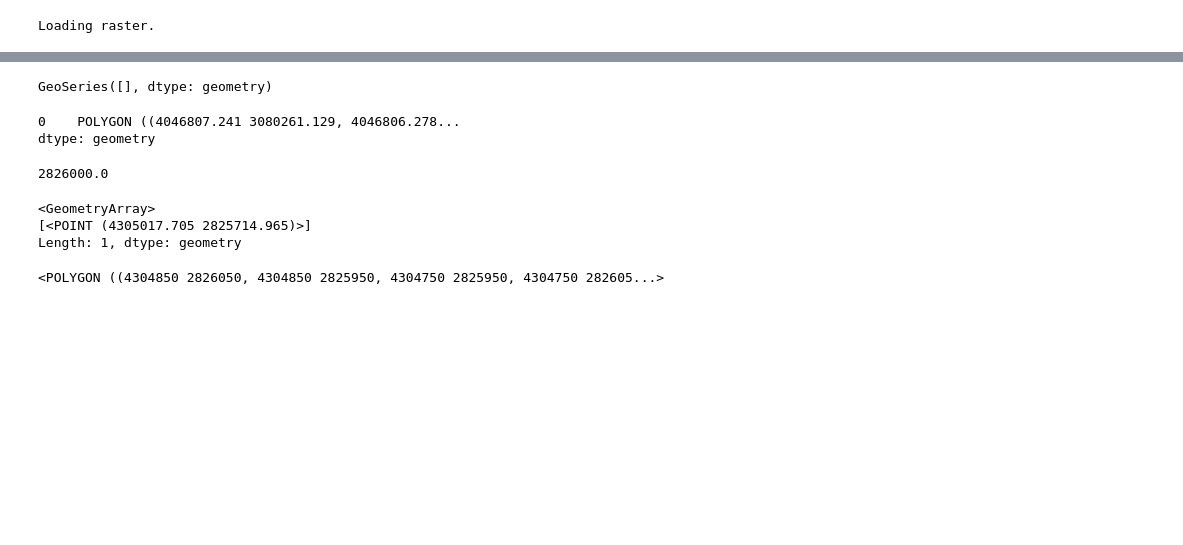
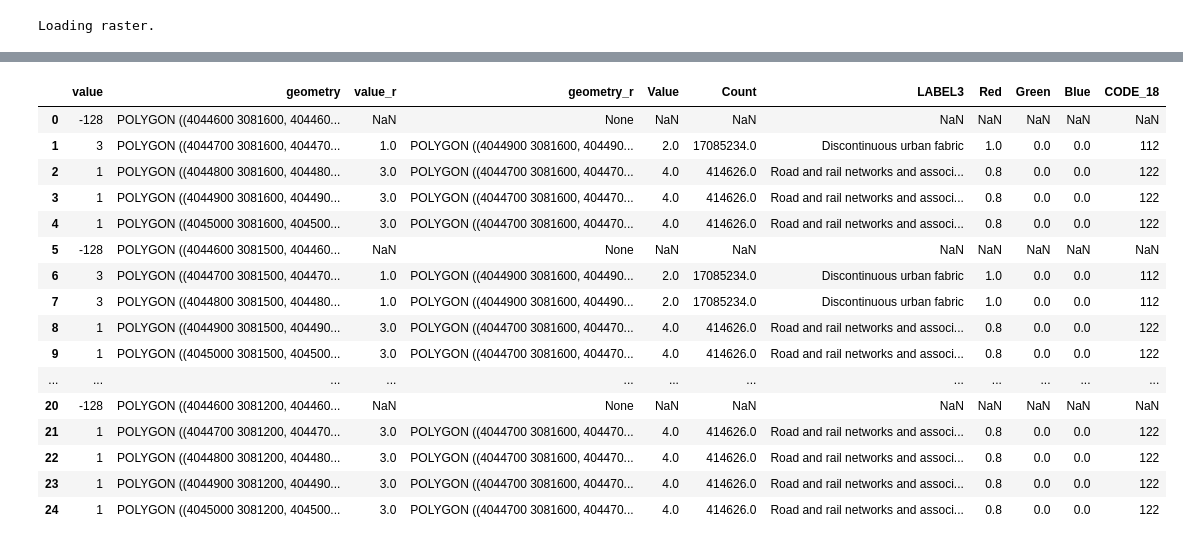
Before and after one commit to mfherrm/BioOTon, a Jupyter notebook: CORINE.ipynb, the cells around one changed output, grey strips where cells are left out. Drawn from its saved outputs; the diff is of its cells as text; code cells hidden in the pictures; blank space fills up the shorter version.

```diff
--- a/CORINE.ipynb
+++ b/CORINE.ipynb
@@ -1087,6 +1091,7 @@ distance = 200
 corine_dir = "F:\\Persönliches\\Git\\BioOTon"
 recording_dir = "Z:\\Audio_data\\Dawn_chorus_raw_data"
 dir_files = os.listdir(corine_dir)
+x_range=np.arange(100)#"all"
 
 raster_file = os.path.join(corine_dir, list(compress(dir_files, [file.endswith("clip.tif") for file in dir_files]))[0])
 dbf_file = os.path.join(corine_dir, list(compress(dir_files, [file.endswith("vat.dbf") for file in dir_files]))[0])
@@ -1099,6 +1104,9 @@ points = getSoundLocations(recording_dir)
 points["label"] = np.nan
 
 print("Loading raster.")
+
+if type(x_range) == str:
+    x_range = np.arange(len(points))
 # %% [output]
 Loading raster.
 # %%
@@ -1114,7 +1122,7 @@ with rasterio.open(raster_file) as tif:
     # Get raster resolution to compute pixel size
     x_res, y_res = tif.res
 
-    for idx, content in points[:100].iterrows():
+    for idx, content in points.iloc[x_range].iterrows():
 
         geo_dfs = []
 
@@ -1157,6 +1165,7 @@ with rasterio.open(raster_file) as tif:
             crs=raster_crs
         )
 
+        # If squares are not explicitly needed, comment this out
         geo_df['geometry'] = geo_df.buffer(x_res / 2, cap_style="square")
 
         print(geo_df)
@@ -1165,7 +1174,7 @@ with rasterio.open(raster_file) as tif:
             if i > 0:
                 buffer = buffers[i].difference(buffers[i-1])
 
-            results = geo_df.clip(buffer)
+            results = geo_df.intersects(buffer.geometry.iloc[0], align=True)#.clip(buffer)
 
             print(results)
 
@@ -1173,34 +1182,31 @@ with rasterio.open(raster_file) as tif:
 
             print("Generating individual pixels.")
 
-            geo_dfs.append(results)
+            geo_dfs.append(geo_df[results])
 
         # drop pixels that occur in multiple buffers
-        # print("Dropping duplicate pixels.")
-        # geo_dfs[1] = geo_dfs[1].loc[pd.concat([geo_dfs[0], geo_dfs[1]]).normalize().drop_duplicates(keep=False).index]
-        # geo_dfs[2] = geo_dfs[2].loc[pd.concat([geo_dfs[0], geo_dfs[1], geo_dfs[2]]).normalize().drop_duplicates(keep=False).index]
-
 
         filtered_dfs = []
 
         for pos, frame in enumerate(geo_dfs):
-            joined_df = frame.join(dbf_df, on = "value")
-
             # Get only intersecting pixels
             # Need to combine the three buffers into one large one
-            intersection_result = joined_df.intersects(pd.concat(buffers).union_all())
+            intersection_result = frame.intersects(pd.concat(buffers).union_all())
+            selection = frame[intersection_result]
+            joined_df = selection.join(dbf_df, on = "value")
 
-            filtered_dfs.append(joined_df[intersection_result])
+            filtered_dfs.append(joined_df)
 
         grouped_dfs = []
 
         for pos, frame in enumerate(filtered_dfs):
-            grouped_frame = filtered_dfs[pos][["value", "geometry"]].groupby("value").count()
+            grouped_frame = filtered_dfs[pos][["CODE_18", "geometry"]].groupby("CODE_18").count()
             print(grouped_frame)
             if grouped_frame.empty:
                 print(f"gdf empty")
-                grouped_frame = pd.DataFrame({'value':[-128], 'geometry': [0]})
-                grouped_frame.set_index('value', inplace=True)
+                grouped_frame = pd.DataFrame({'CODE_18':[-128], 'geometry': [0]})
+                grouped_frame.set_index('CODE_18', inplace=True)
+
             grouped_dfs.append(grouped_frame)
 
         # print(grouped_dfs)
@@ -1407,24 +1414,20 @@ geo_df
-# %%
-results
-# %% [output]
-GeoSeries([], dtype: geometry)
-# %%
-buffers[2].geometry
-# %% [output]
-0    POLYGON ((4046807.241 3080261.129, 4046806.278...
-dtype: geometry
-# %%
-transformed_data.xoff
-transformed_data.yoff
-# %% [output]
-2826000.0
-# %%
-gpd.points_from_xy([content.geometry.x], [content.geometry.y])
-# %% [output]
-<GeometryArray>
-[<POINT (4305017.705 2825714.965)>]
-Length: 1, dtype: geometry
-# %%
-gpd.points_from_xy([transformed_data.xoff], [transformed_data.yoff]).buffer(x_res/ 2, cap_style='square')[0]
-# %% [output]
-<POLYGON ((4304850 2826050, 4304850 2825950, 4304750 2825950, 4304750 282605...>
+# %%
+val_frame
+# %% [output]
+|  | value | geometry | value_r | geometry_r | Value | Count | LABEL3 | Red | Green | Blue | CODE_18 |
+| 0 | -128 | POLYGON ((4044600 3081600, 404460... | NaN | None | NaN | NaN | NaN | NaN | NaN | NaN | NaN |
+| 1 | 3 | POLYGON ((4044700 3081600, 404470... | 1.0 | POLYGON ((4044900 3081600, 404490... | 2.0 | 17085234.0 | Discontinuous urban fabric | 1.0 | 0.0 | 0.0 | 112 |
+| 2 | 1 | POLYGON ((4044800 3081600, 404480... | 3.0 | POLYGON ((4044700 3081600, 404470... | 4.0 | 414626.0 | Road and rail networks and associ... | 0.8 | 0.0 | 0.0 | 122 |
+| 3 | 1 | POLYGON ((4044900 3081600, 404490... | 3.0 | POLYGON ((4044700 3081600, 404470... | 4.0 | 414626.0 | Road and rail networks and associ... | 0.8 | 0.0 | 0.0 | 122 |
+| 4 | 1 | POLYGON ((4045000 3081600, 404500... | 3.0 | POLYGON ((4044700 3081600, 404470... | 4.0 | 414626.0 | Road and rail networks and associ... | 0.8 | 0.0 | 0.0 | 122 |
+| 5 | -128 | POLYGON ((4044600 3081500, 404460... | NaN | None | NaN | NaN | NaN | NaN | NaN | NaN | NaN |
+| 6 | 3 | POLYGON ((4044700 3081500, 404470... | 1.0 | POLYGON ((4044900 3081600, 404490... | 2.0 | 17085234.0 | Discontinuous urban fabric | 1.0 | 0.0 | 0.0 | 112 |
+| 7 | 3 | POLYGON ((4044800 3081500, 404480... | 1.0 | POLYGON ((4044900 3081600, 404490... | 2.0 | 17085234.0 | Discontinuous urban fabric | 1.0 | 0.0 | 0.0 | 112 |
+| 8 | 1 | POLYGON ((4044900 3081500, 404490... | 3.0 | POLYGON ((4044700 3081600, 404470... | 4.0 | 414626.0 | Road and rail networks and associ... | 0.8 | 0.0 | 0.0 | 122 |
+| 9 | 1 | POLYGON ((4045000 3081500, 404500... | 3.0 | POLYGON ((4044700 3081600, 404470... | 4.0 | 414626.0 | Road and rail networks and associ... | 0.8 | 0.0 | 0.0 | 122 |
+| ... | ... | ... | ... | ... | ... | ... | ... | ... | ... | ... | ... |
+| 20 | -128 | POLYGON ((4044600 3081200, 404460... | NaN | None | NaN | NaN | NaN | NaN | NaN | NaN | NaN |
+| 21 | 1 | POLYGON ((4044700 3081200, 404470... | 3.0 | POLYGON ((4044700 3081600, 404470... | 4.0 | 414626.0 | Road and rail networks and associ... | 0.8 | 0.0 | 0.0 | 122 |
+| 22 | 1 | POLYGON ((4044800 3081200, 404480... | 3.0 | POLYGON ((4044700 3081600, 404470... | 4.0 | 414626.0 | Road and rail networks and associ... | 0.8 | 0.0 | 0.0 | 122 |
+| 23 | 1 | POLYGON ((4044900 3081200, 404490... | 3.0 | POLYGON ((4044700 3081600, 404470... | 4.0 | 414626.0 | Road and rail networks and associ... | 0.8 | 0.0 | 0.0 | 122 |
+| 24 | 1 | POLYGON ((4045000 3081200, 404500... | 3.0 | POLYGON ((4044700 3081600, 404470... | 4.0 | 414626.0 | Road and rail networks and associ... | 0.8 | 0.0 | 0.0 | 122 |
```
Also changed, not shown: parts of 17 cells of this notebook.
